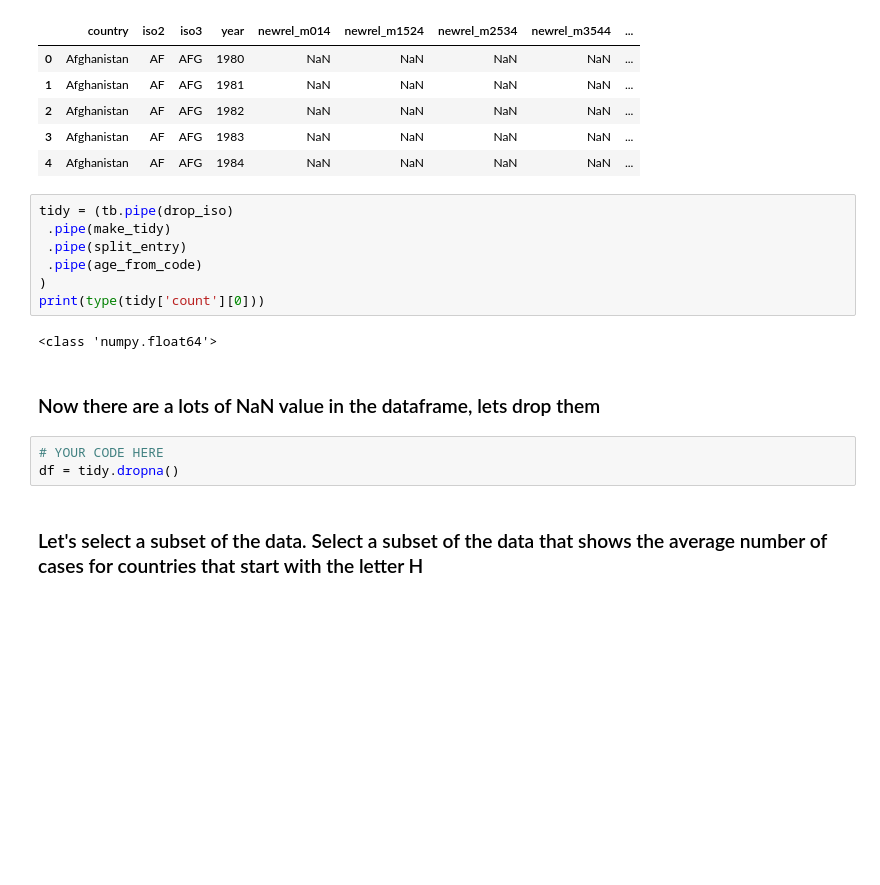
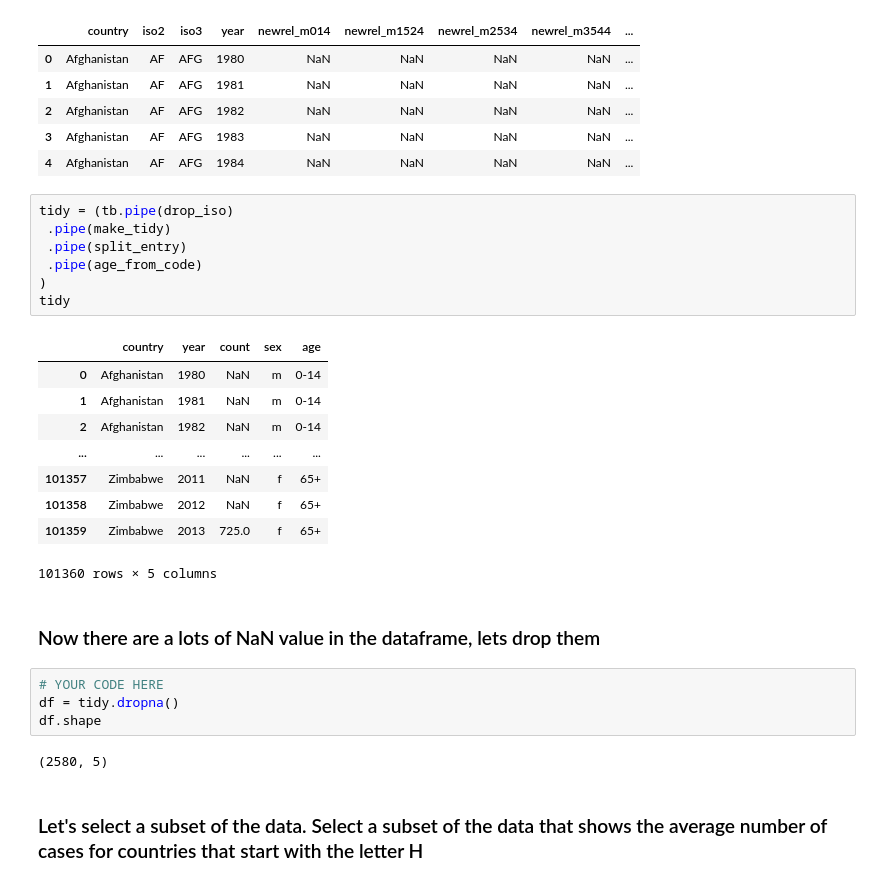
Before and after one commit to Victor-L-Almgren/Labs-and-exersizes, a Jupyter notebook: 7. Principles and Techniques for Data Science/LAB01/LAB01.ipynb, the cells around one changed output. Saved outputs shown, nothing was run; the diff lists cells and outputs as text; blank space fills up the shorter version.

```diff
--- a/7. Principles and Techniques for Data Science/LAB01/LAB01.ipynb
+++ b/7. Principles and Techniques for Data Science/LAB01/LAB01.ipynb
@@ -285,17 +285,28 @@ tb.head()
 # %%
 tidy = (tb.pipe(drop_iso)
  .pipe(make_tidy)
  .pipe(split_entry)
  .pipe(age_from_code)
 )
-print(type(tidy['count'][0]))
+tidy
 # %% [output]
+|  | country | year | count | sex | age |
+| 0 | Afghanistan | 1980 | NaN | m | 0-14 |
+| 1 | Afghanistan | 1981 | NaN | m | 0-14 |
+| 2 | Afghanistan | 1982 | NaN | m | 0-14 |
+| ... | ... | ... | ... | ... | ... |
+| 101357 | Zimbabwe | 2011 | NaN | f | 65+ |
+| 101358 | Zimbabwe | 2012 | NaN | f | 65+ |
+| 101359 | Zimbabwe | 2013 | 725.0 | f | 65+ |
-<class 'numpy.float64'>
+101360 rows × 5 columns
 # %% [markdown]
 ### Now there are a lots of NaN value in the dataframe, lets drop them
 # %%
 # YOUR CODE HERE
 df = tidy.dropna()
+df.shape
+# %% [output]
+(2580, 5)
 # %% [markdown]
 ### Let's select a subset of the data. Select a subset of the data that shows the average number of cases for countries that start with the letter H
 # %%
```
Also changed, not shown: parts of 8 cells of this notebook, 1 other file.
